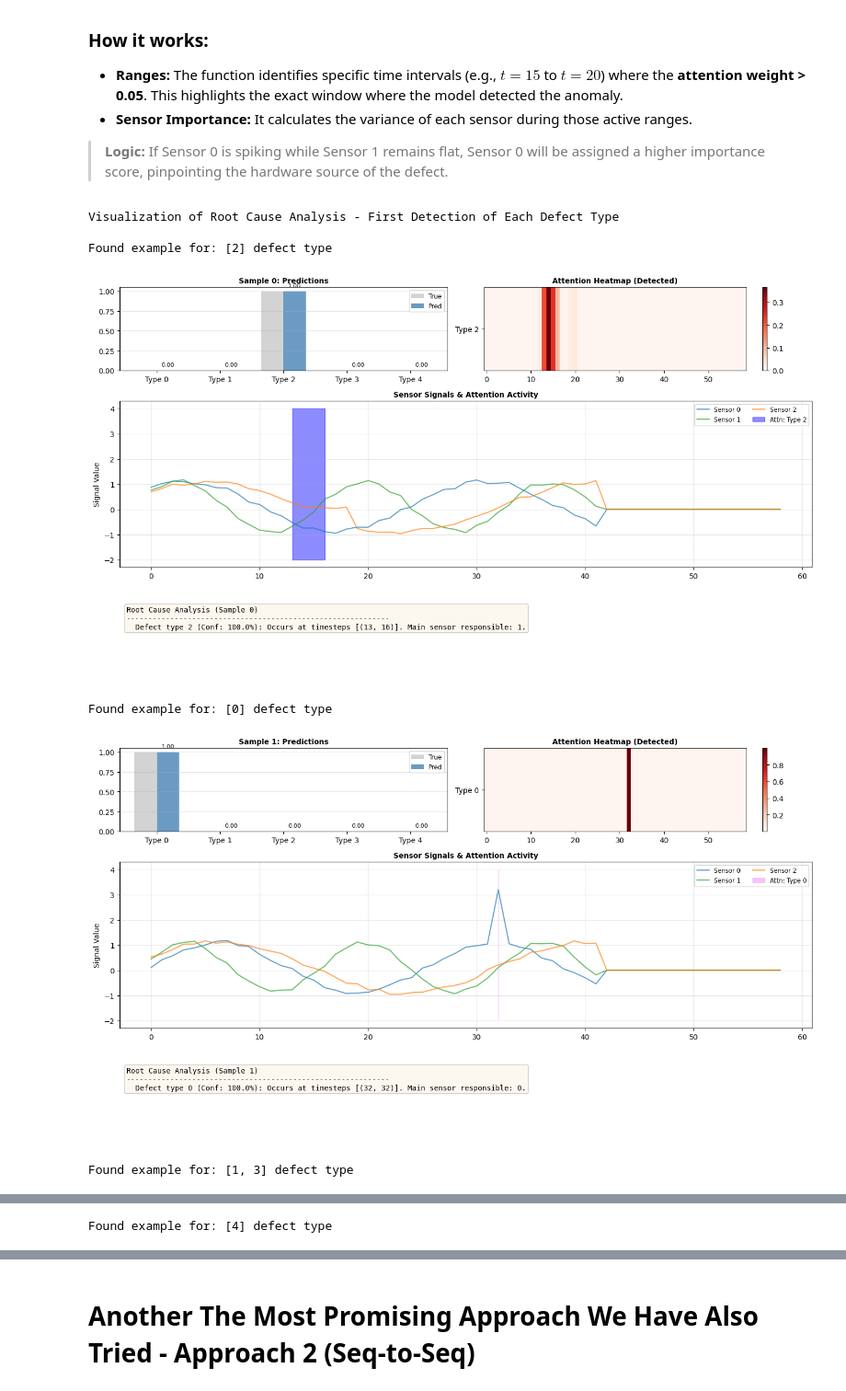
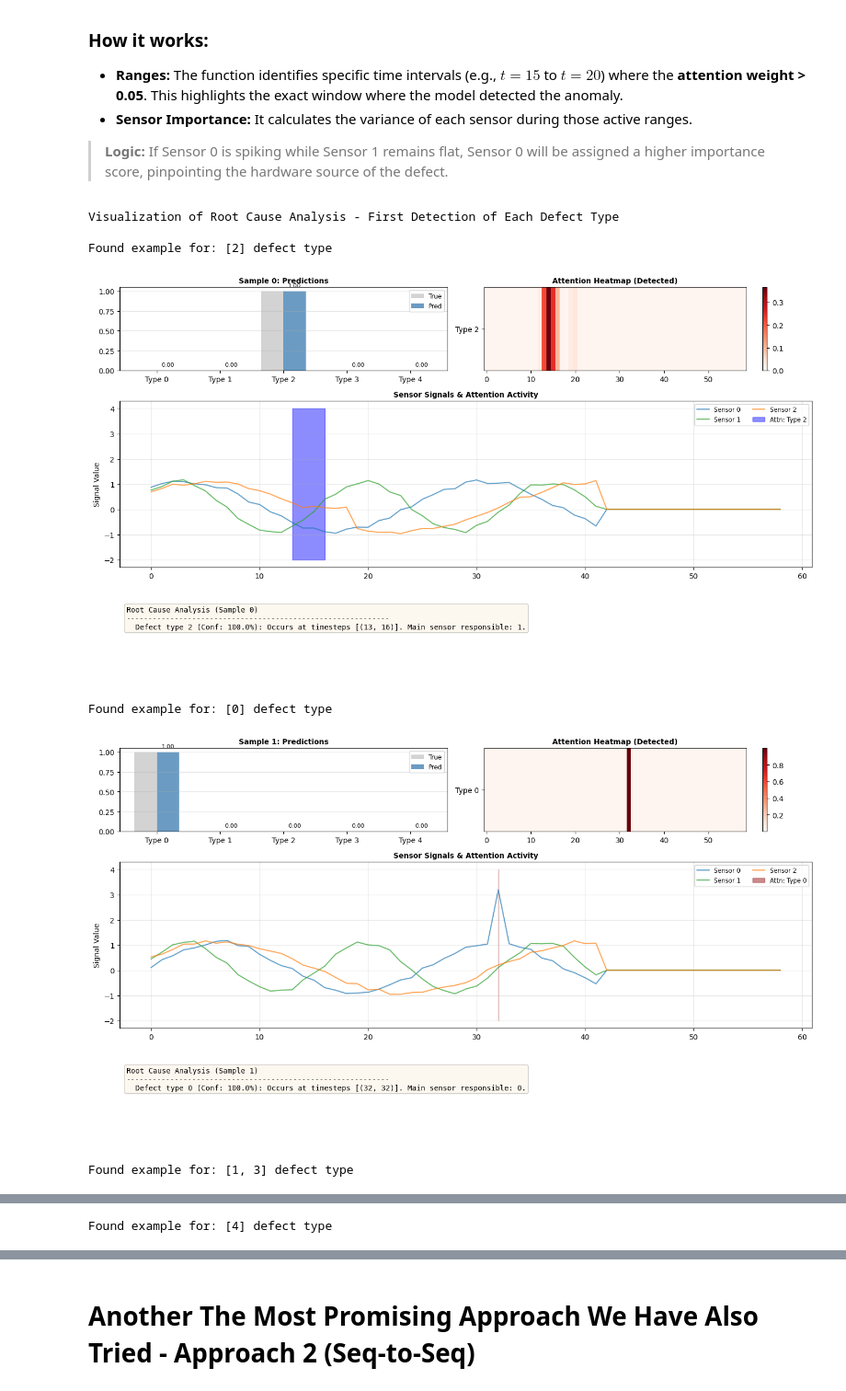
Before and after one commit to jesiekjakub/DL-Project3-RNN, a Jupyter notebook: report_final.ipynb, the cells around one changed output, grey strips where cells are left out. Shown at 92% size. Saved outputs shown, nothing was run; the diff lists cells and outputs as text; code cells hidden in the pictures.

Commit message:
feat(visualization): added explanation to the root cause analysis

```diff
--- a/report_final.ipynb
+++ b/report_final.ipynb
@@ -443,7 +443,7 @@ def visualize_compact(model, x_tensor, y_tensor, idx):
     # B. Time Series & Attention (Middle Span)
     ax_sig = fig.add_subplot(gs[1, :]) # Span entire middle row
     colors = ['tab:blue', 'tab:green', 'tab:orange']
-    attn_colors = ['violet', 'indigo', 'blue', 'darkgreen', 'olive']
+    attn_colors = ['darkred', 'indigo', 'blue', 'darkgreen', 'olive']
 
     # Plot Sensors
     for s in range(3):
@@ -457,8 +457,6 @@ def visualize_compact(model, x_tensor, y_tensor, idx):
         if mask.any():
             # Create a colored span where attention is high
             # We use fill_between to create a 'cloud' of attention
-            # Normalize for visualization
-            attn_norm = (attn - attn.min()) / (attn.max() - attn.min() + 1e-6)
             ax_sig.fill_between(range(len(attn)), -2, 4,
                                 where=(attn > 0.05),
                                 color=attn_colors[d_idx % len(attn_colors)], alpha=0.45,
@@ -515,34 +513,34 @@ print("Visualization of Root Cause Analysis - First Detection of Each Defect Typ
 
 shown_defects = set()
 
 # Loop through test set to find one example of each
 for i in range(len(test_dataset)):
     x_sample, y_sample = test_dataset[i]
 
     # Run prediction to see what we found
     with torch.no_grad():
         preds = model(x_sample.unsqueeze(0).to(device))
         pred_labels = (preds[0] > 0.5).cpu().numpy()
 
     detected = [idx for idx, val in enumerate(pred_labels) if val == 1]
 
     # Check if we found a new defect type
     new_ones = [d for d in detected if d not in shown_defects]
 
     if new_ones:
         print(f"\nFound example for: {new_ones} defect type")
         visualize_compact(model, x_sample, y_sample, idx=i)
         shown_defects.update(new_ones)
 
     if len(shown_defects) >= 5:
         break
 # %% [output]
 Visualization of Root Cause Analysis - First Detection of Each Defect Type
 
 Found example for: [2] defect type
 [figure]
 Found example for: [0] defect type
-[figure, old version]
+[figure, new version]
 Found example for: [1, 3] defect type
 [figure]
 Found example for: [4] defect type
```
Also changed, not shown: parts of 1 cell of this notebook.
